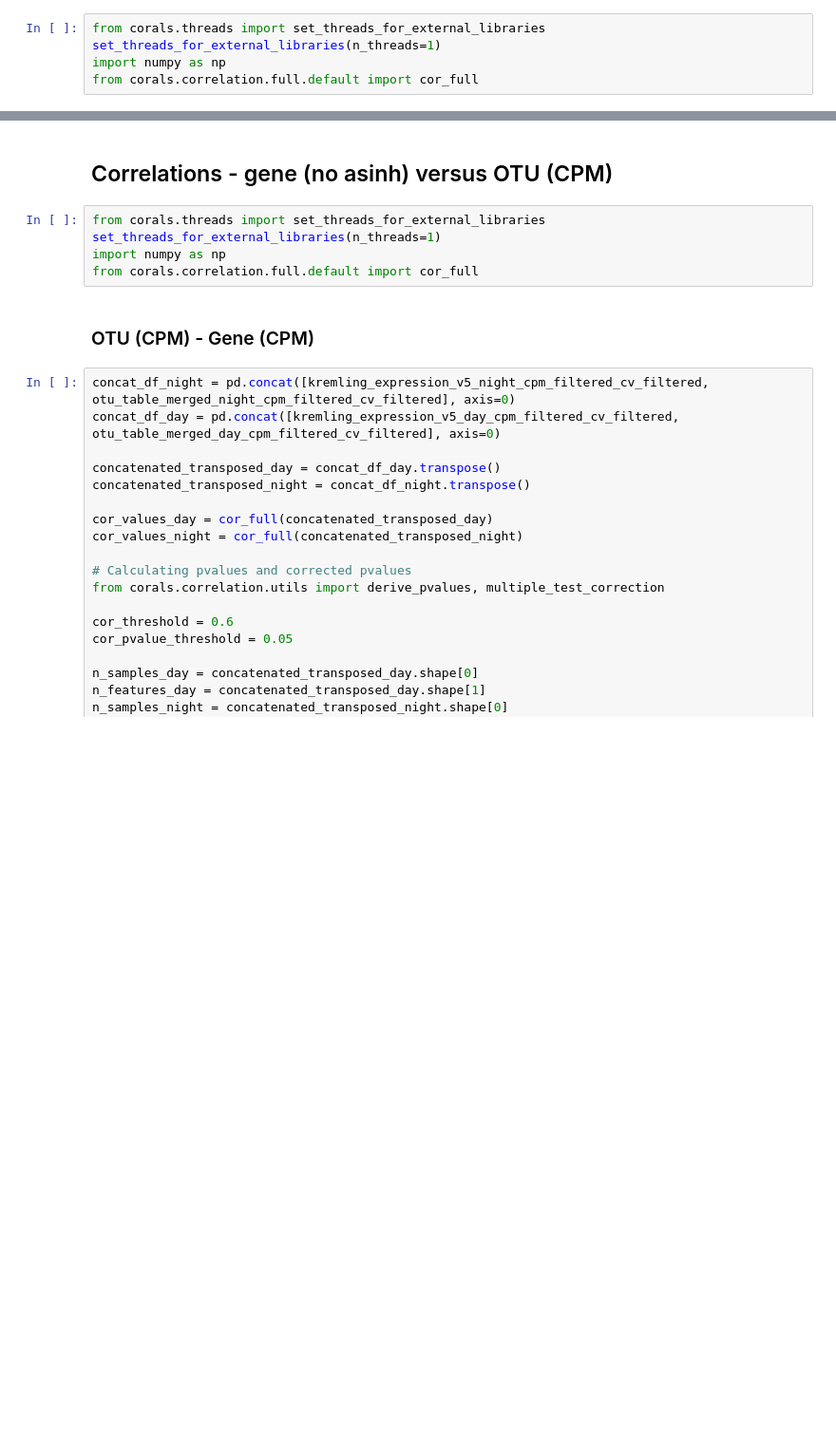
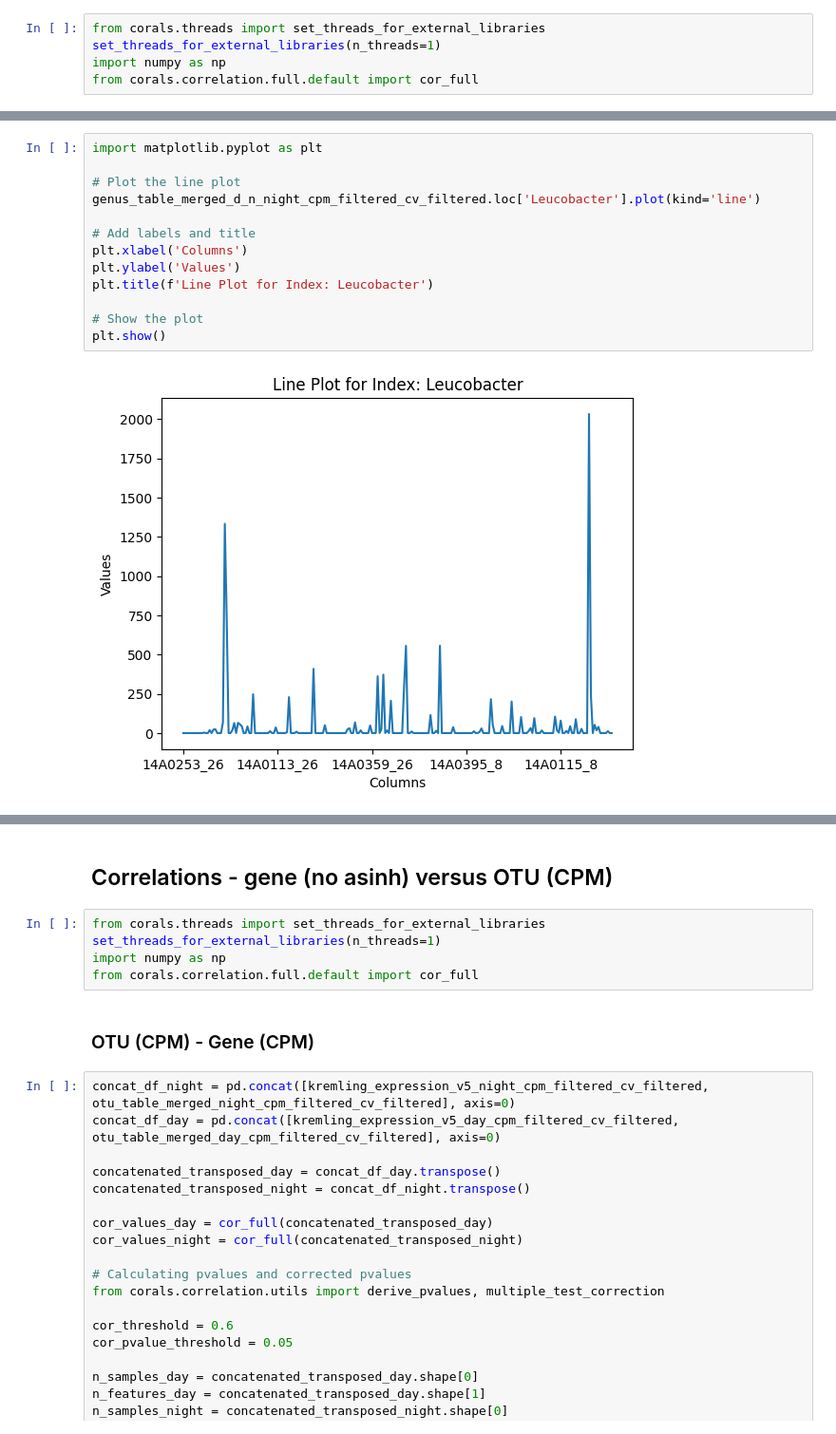
Before and after one commit to SantosRAC/maize_microbiome_transcriptomics, a Jupyter notebook: correlations_rnaseq_metataxonomics/correlations_rnaseq_otus.ipynb, the cells around one changed output, grey strips where cells are left out. Shown at 95% size. Cells and saved outputs as stored; diff of their text form; blank space fills up the shorter version.

```diff
--- a/correlations_rnaseq_metataxonomics/correlations_rnaseq_otus.ipynb
+++ b/correlations_rnaseq_metataxonomics/correlations_rnaseq_otus.ipynb
@@ -652,0 +718,15 @@ for i in range(len(cor_pval_intersection_night_tuple[0])):
+# %%
+import matplotlib.pyplot as plt
+
+# Plot the line plot
+genus_table_merged_d_n_night_cpm_filtered_cv_filtered.loc['Leucobacter'].plot(kind='line')
+
+# Add labels and title
+plt.xlabel('Columns')
+plt.ylabel('Values')
+plt.title(f'Line Plot for Index: Leucobacter')
+
+# Show the plot
+plt.show()
+# %% [output]
+[figure, added]
```
Also changed, not shown: parts of 28 cells of this notebook.
